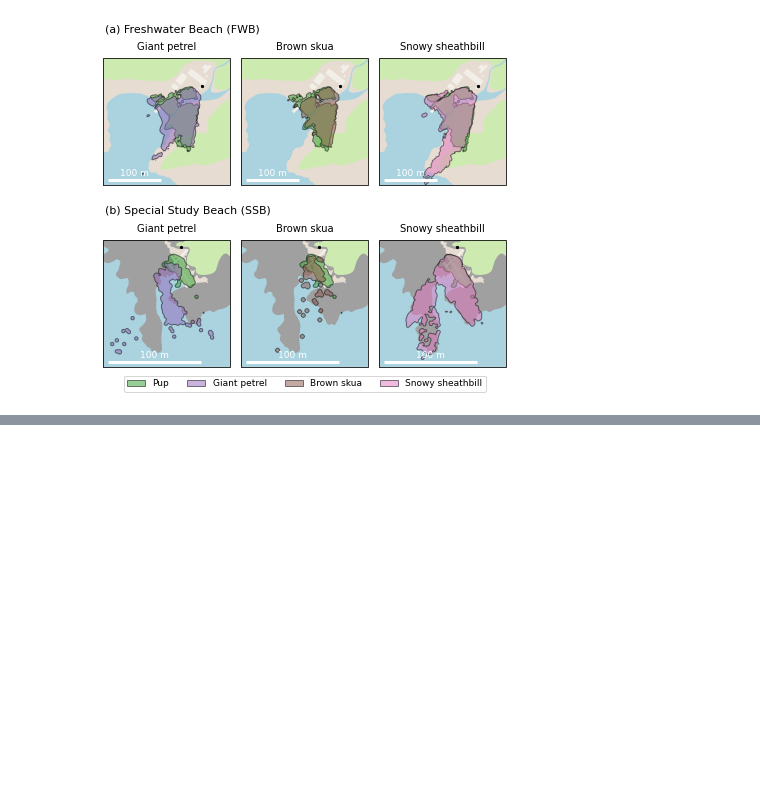
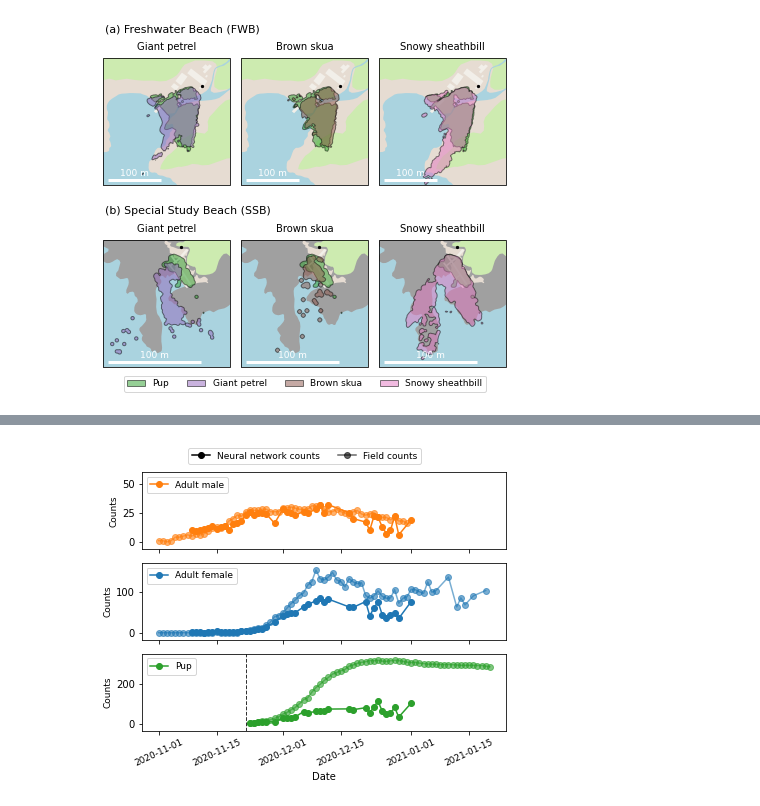
Before and after one commit to fabrylab/AntarcticFurSealDensity, a Jupyter notebook: analysis.ipynb, the cells around one changed output, grey strips where cells are left out. Saved outputs shown, nothing was run; the diff lists cells and outputs as text; code cells hidden in the pictures; blank space fills up the shorter version.

```diff
--- a/analysis.ipynb
+++ b/analysis.ipynb
@@ -1585,2 +1381,0 @@ Special Study Beach (SSB) A covered by B sheathbill 99.28206960677524
-# %%
-ssb_census = pd.read_excel("assets/census_ssb.xlsx",sheet_name="Summary 20_21",skiprows=7)
@@ -1776,0 +1403,15 @@ plt.show()
+# %%
+ge_dataset = DATASETS[1]  # SSB
+
+fig, ax = plt.subplots(figsize=(5.9, 5.9), subplot_kw={'projection': ccrs.Mercator()})
+plot_ge_dataset(ge_dataset, ax, ["background", "water", "rocks", "beach", "vegetation", "passway"])
+
+ax.scatter(cam_ssb.gps_lon, cam_ssb.gps_lat, c="k", s=60, marker="o",
+           transform=ccrs.PlateCarree(), zorder=6, label="Camera")
+add_scalebar(ax, 100, label='100 m', location='lower left', color="white")
+ax.add_geometries([rect_poly_gps], crs=ccrs.PlateCarree(),
+                  facecolor='none', edgecolor='red', lw=1.5, zorder=12)
+
+plt.tight_layout()
+# plt.savefig("figures/sifigure6.png", dpi=300, bbox_inches='tight', facecolor="white")
+plt.show()
@@ -1776,0 +1420,54 @@ plt.show()
+# %%
+ssb_filtered           = ssb[contains(rect_poly_space, ssb['x_m'].values, ssb['y_m'].values)].copy()
+ssb_abundance_filtered = daily_max_abundance(df=ssb_filtered)
+ssb_abundance_filtered.index = pd.to_datetime(ssb_abundance_filtered.index)
+
+fig, axes = plt.subplots(nrows=3, figsize=(5.9, 5), sharex=True)
+
+plot_cfg = [
+    ("male",   60,  ssb_census[["Date", "Territiorial male"]].dropna(),
+                    "Territiorial male"),
+    ("female", 170, ssb_census[["Date", "Total # Females on beach in afternoon"]].dropna(),
+                    "Total # Females on beach in afternoon"),
+    ("pup",    350, None, None),
+]
+
+for ax, (animal, ylim, census_df, census_col) in zip(axes, plot_cfg):
+    x = ssb_abundance_filtered.index
+
+    if animal == "pup":
+        mask = x > first_born_pup_ssb
+        ax.plot(x[mask], ssb_abundance_filtered[animal][mask],
+                marker="o", color=colors[animal], label=labels[animal].capitalize())
+        ssb_census["Total # Pups on beach"] = (
+            ssb_census["Cumulative # pups"] - ssb_census["Cumulative Dead pups"]
+        )
+        pup_census = ssb_census[["Date", "Total # Pups on beach"]].dropna()
+        pup_census = pup_census[pup_census.Date > first_born_pup_ssb]
+        ax.plot(pup_census["Date"], pup_census["Total # Pups on beach"],
+                color=colors[animal], marker="o", alpha=0.6)
+    else:
+        ax.plot(x, ssb_abundance_filtered[animal],
+                marker="o", color=colors[animal], label=labels[animal].capitalize())
+        ax.plot(census_df["Date"], census_df[census_col],
+                color=colors[animal], marker="o", alpha=0.6)
+
+    ax.set_ylim(-0.1 * ylim, ylim)
+    ax.set_ylabel("Counts", fontsize=fontsize)
+    ax.legend(loc="upper left", fontsize=fontsize)
+
+axes[-1].axvline(first_born_pup_ssb, color='k', linestyle='--', linewidth=1, alpha=0.8, zorder=0)
+axes[-1].tick_params(axis='x', rotation=25, labelsize=fontsize)
+axes[-1].set_xlabel("Date")
+
+nn_handle    = Line2D([0], [0], color='black', marker='o', linestyle='-', alpha=1.0, label='Neural network counts')
+field_handle = Line2D([0], [0], color='black', marker='o', linestyle='-', alpha=0.6, label='Field counts')
+fig.legend(handles=[nn_handle, field_handle],
+           loc='lower center', bbox_to_anchor=(0.5, 0.9),
+           ncols=2, fontsize=fontsize, frameon=True)
+
+plt.tight_layout(rect=[0, 0, 1, 0.92])
+plt.savefig("figures/sifigure4.png", dpi=300, bbox_inches='tight', facecolor="white")
+plt.show()
+# %% [output]
+[figure, added]
```
Also changed, not shown: parts of 32 cells of this notebook, 11 other files.
